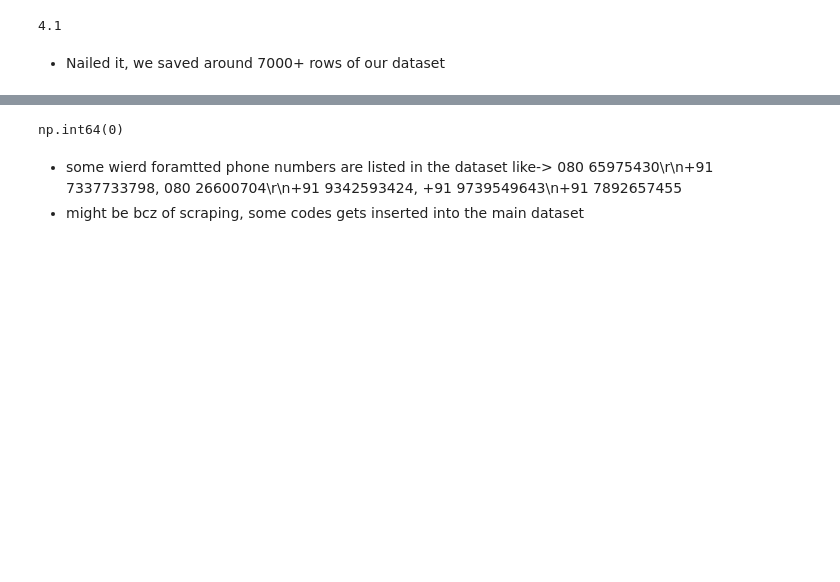
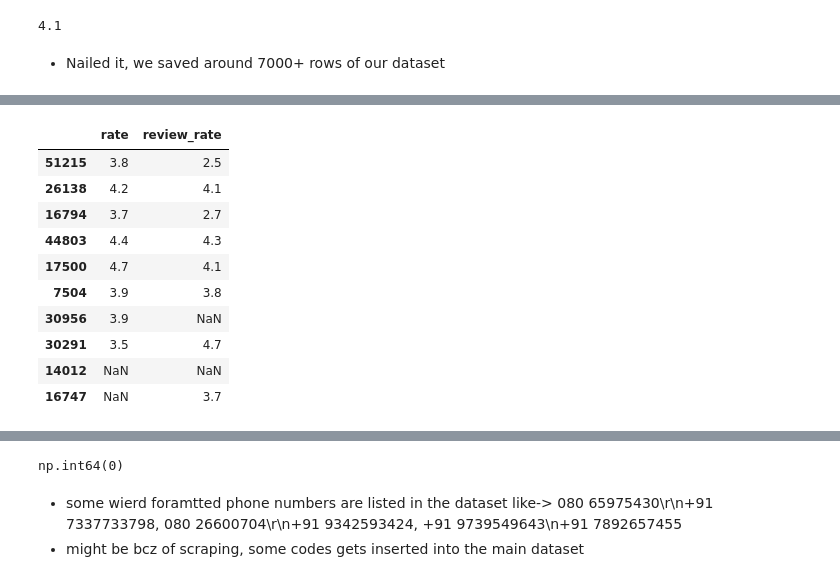
Before and after one commit to bhavbooks/Zomato-Restaurants-Rating-Prediction-, a Jupyter notebook: cleaning.ipynb, the cells around one changed output, grey strips where cells are left out. Drawn from its saved outputs; the diff is of its cells as text; code cells hidden in the pictures; blank space fills up the shorter version.

```diff
--- a/cleaning.ipynb
+++ b/cleaning.ipynb
@@ -190,0 +241,7 @@ np.int64(7775)
+# %%
+## apply takes a function and applies it to all values of pandas series.
+
+df['rate'] = df['rate'].astype(str)
+
+## removed all '/5' and replace with ''
+df['rate'] = df['rate'].apply(lambda r: r.replace('/5',''))
@@ -190,0 +259,3 @@ np.int64(7775)
+# %%
+## convert rate to float
+df['rate'] = df['rate'].apply(lambda r: float(r))
@@ -202,9 +301,3 @@ def extract_features_from_review_list(x):
 
     ## return average value
     return round((sum(rate)/len(rate)),1)
-# %%
-# create new column
-type(df.reviews_list[0])
-import ast
-df.reviews_list = df.reviews_list.apply(lambda x: ast.literal_eval(x))
-type(df.reviews_list[0])
@@ -229,5 +326,8 @@ extracted_mean = round((sum(extracted)/len(extracted)),1)
 extracted_mean
 # %% [output]
 4.1
+# %%
+# create new column
+df['review_rate']  = df.reviews_list.apply(lambda x : extract_features_from_review_list(x))
 # %% [markdown]
 - Nailed it, we saved around 7000+ rows of our dataset
@@ -276,3 +353,19 @@ df.shape
+# %%
+
+## Compare "Original Rate" vs "Rate extracted from Review List"
+df.loc[:,['rate','review_rate']].sample(10)
+# %% [output]
+|  | rate | review_rate |
+| 51215 | 3.8 | 2.5 |
+| 26138 | 4.2 | 4.1 |
+| 16794 | 3.7 | 2.7 |
+| 44803 | 4.4 | 4.3 |
+| 17500 | 4.7 | 4.1 |
+| 7504 | 3.9 | 3.8 |
+| 30956 | 3.9 | NaN |
+| 30291 | 3.5 | 4.7 |
+| 14012 | NaN | NaN |
+| 16747 | NaN | 3.7 |
 # %%
 ## Rate column -> 15% nan value
 print(df['rate'].unique())
```
Also changed, not shown: parts of 52 cells of this notebook, 9 other files.
